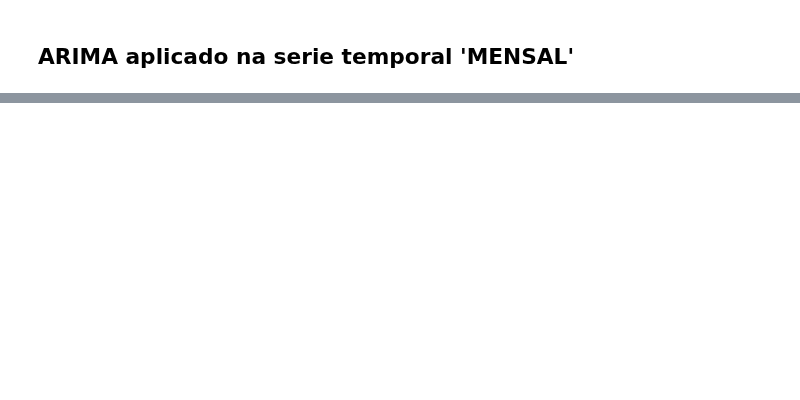
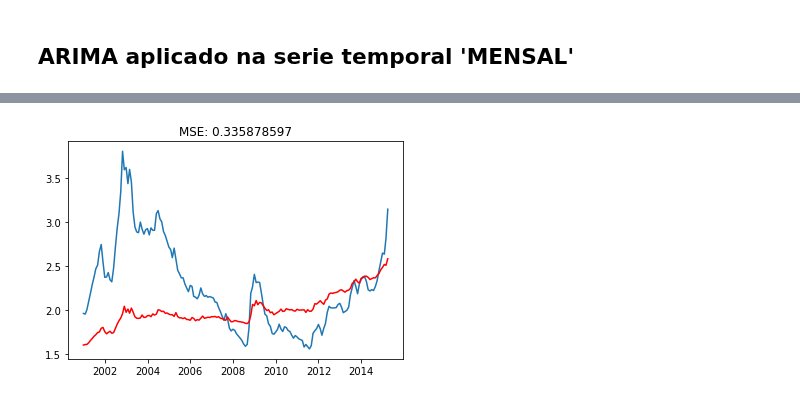
Before and after one commit to jorgealmeidajr/tcc-senai-timeseries, a Jupyter notebook: src/timeseries01-arima.ipynb, the cells around one changed output, grey strips where cells are left out. Saved outputs shown, nothing was run; the diff lists cells and outputs as text; code cells hidden in the pictures; blank space fills up the shorter version.

Commit message:
Arima aplicado na ts02 foi finalizado.

```diff
--- a/src/timeseries01-arima.ipynb
+++ b/src/timeseries01-arima.ipynb
@@ -119,22 +166,24 @@ timeseries.plot_train_and_arima(ts_train, results_ARIMA)
 # %%
 predictions_ARIMA_diff = pd.Series(results_ARIMA.fittedvalues, copy=True)
 
 predictions_ARIMA_diff_cumsum = predictions_ARIMA_diff.cumsum()
 predictions_ARIMA_log = pd.Series(train.iloc[0], index=train.index)
 predictions_ARIMA_log = predictions_ARIMA_log.add(predictions_ARIMA_diff_cumsum, fill_value=0)
 
 predictions_ARIMA = np.exp(predictions_ARIMA_log)
-predictions_ARIMA = predictions_ARIMA.apply(lambda x: x*2.1)
+predictions_ARIMA = predictions_ARIMA.apply(lambda x: x*1.6)
 predictions_ARIMA = predictions_ARIMA[1:]
 
 #arima.print_dataframe_info(predictions_ARIMA)
 
 train_size = int(len(ts) * constants.PORCENTAGEM)
 ts_train = ts[1:train_size]
 
 #arima.print_dataframe_info(ts_train)
 
 timeseries.plot_train_and_predictions(ts_train, predictions_ARIMA)
+# %% [output]
+[figure, added]
 # %%
 historical, predictions = arima.forecast(train, test, arima_params)
 
```
Also changed, not shown: parts of 11 cells of this notebook, 6 other files.
